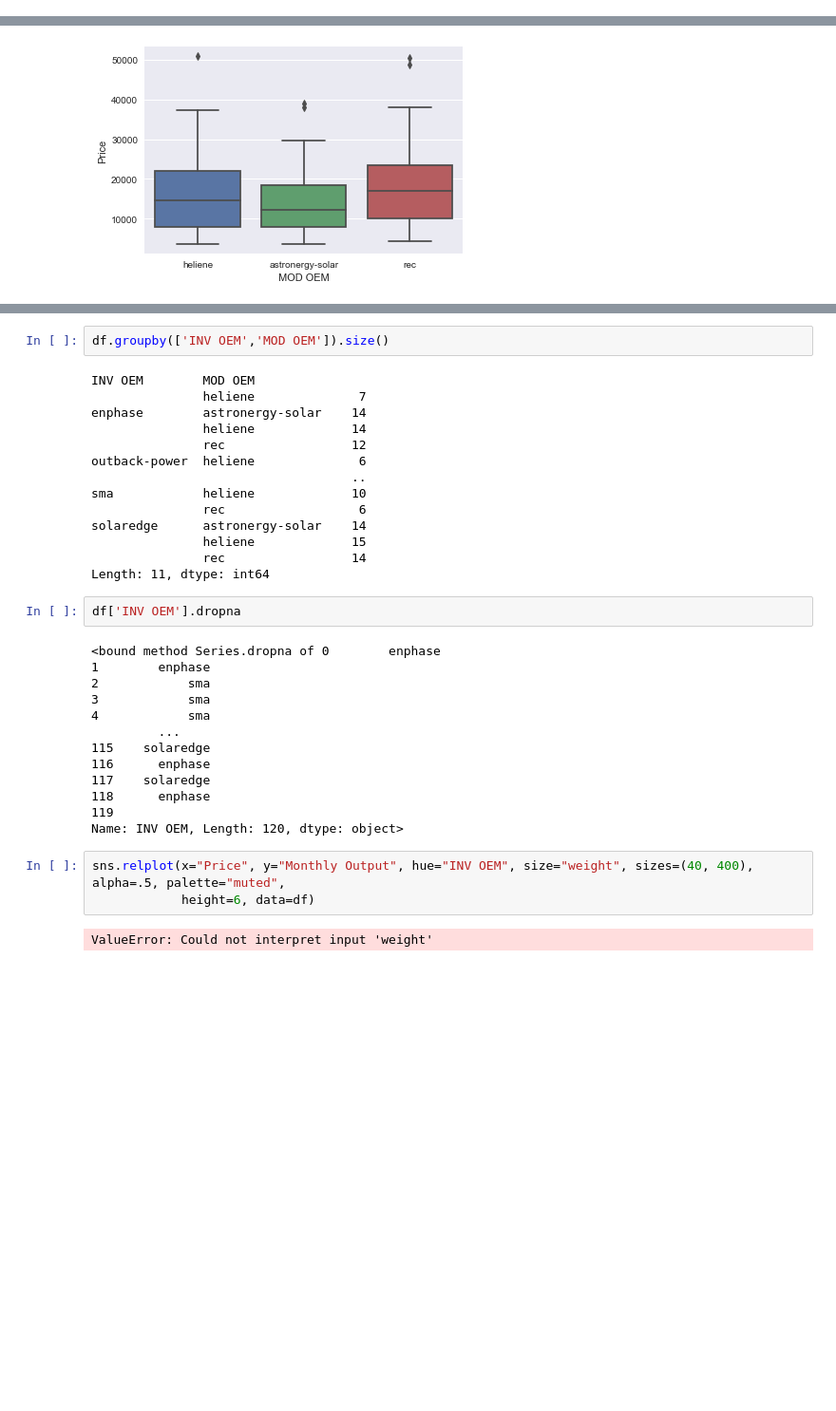
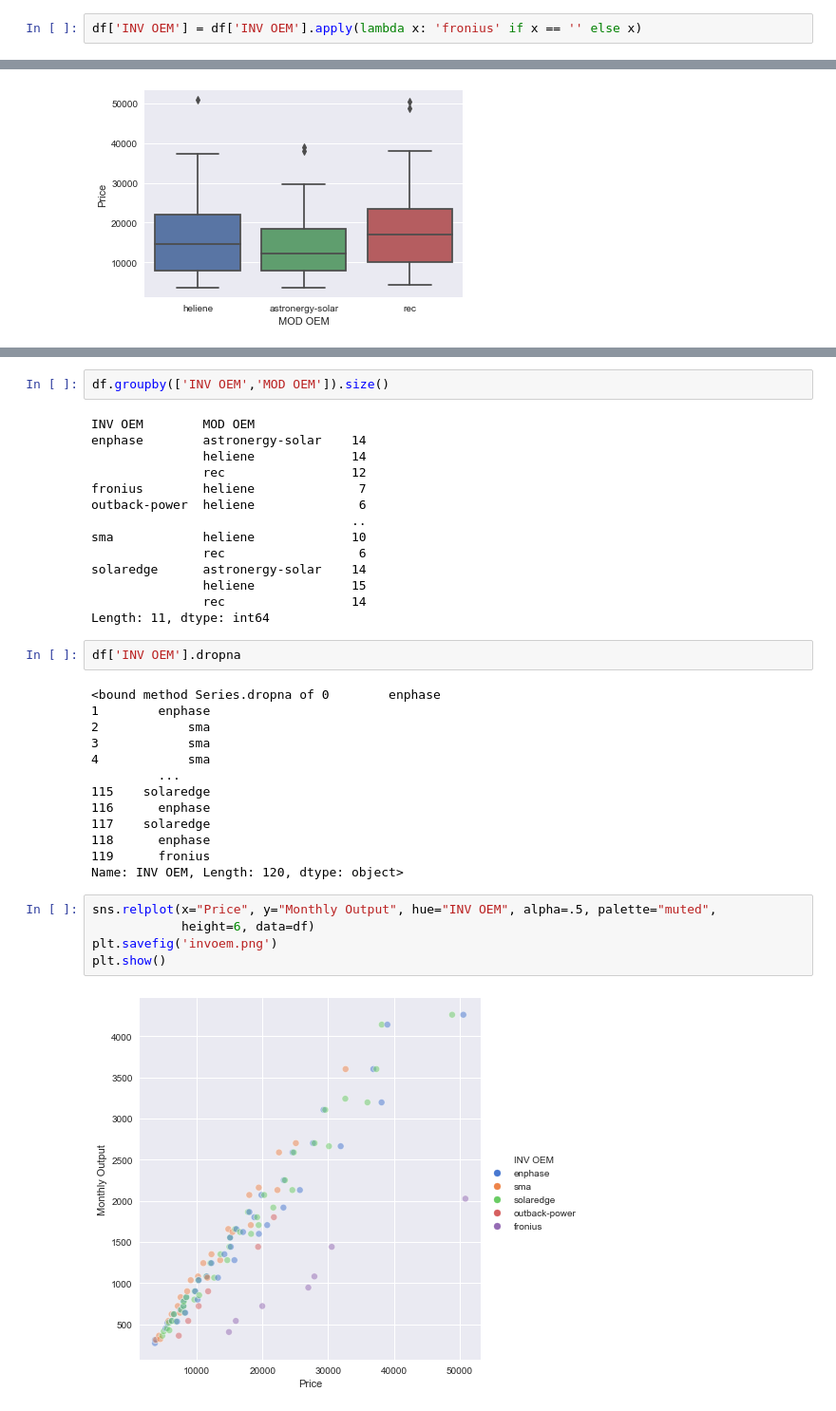
Before and after one commit to tahentx/gridshift, a Jupyter notebook: hardwarecosts.ipynb, the cells around one changed output, grey strips where cells are left out. Shown: that part at 95% size. Cells and saved outputs as stored; diff of their text form; blank space fills up the shorter version.

Commit message:
clean inverter oem column to include fronius

```diff
--- a/hardwarecosts.ipynb
+++ b/hardwarecosts.ipynb
@@ -179,5 +92,7 @@ dtype: object
 # %%
 df = df.rename(columns=lambda x: x.strip())
+# %%
+df['INV OEM'] = df['INV OEM'].apply(lambda x: 'fronius' if x == '' else x)
 # %%
 df['INV OEM'].astype('category')
 # %% [output]
@@ -224,10 +139,10 @@ sns.boxplot(x='INV OEM',y='Price',data=df)
 df.groupby(['INV OEM','MOD OEM']).size()
 # %% [output]
 INV OEM        MOD OEM
-               heliene              7
 enphase        astronergy-solar    14
                heliene             14
                rec                 12
+fronius        heliene              7
 outback-power  heliene              6
                                    ..
 sma            heliene             10
@@ -249,10 +164,12 @@ df['INV OEM'].dropna
 116      enphase
 117    solaredge
 118      enphase
-119
+119      fronius
 Name: INV OEM, Length: 120, dtype: object>
 # %%
-sns.relplot(x="Price", y="Monthly Output", hue="INV OEM", size="weight", sizes=(40, 400), alpha=.5, palette="muted",
+sns.relplot(x="Price", y="Monthly Output", hue="INV OEM", alpha=.5, palette="muted",
             height=6, data=df)
+plt.savefig('invoem.png')
+plt.show()
 # %% [output]
-ValueError: Could not interpret input 'weight'
+[figure, added]
```
Also changed, not shown: parts of 13 cells of this notebook.
